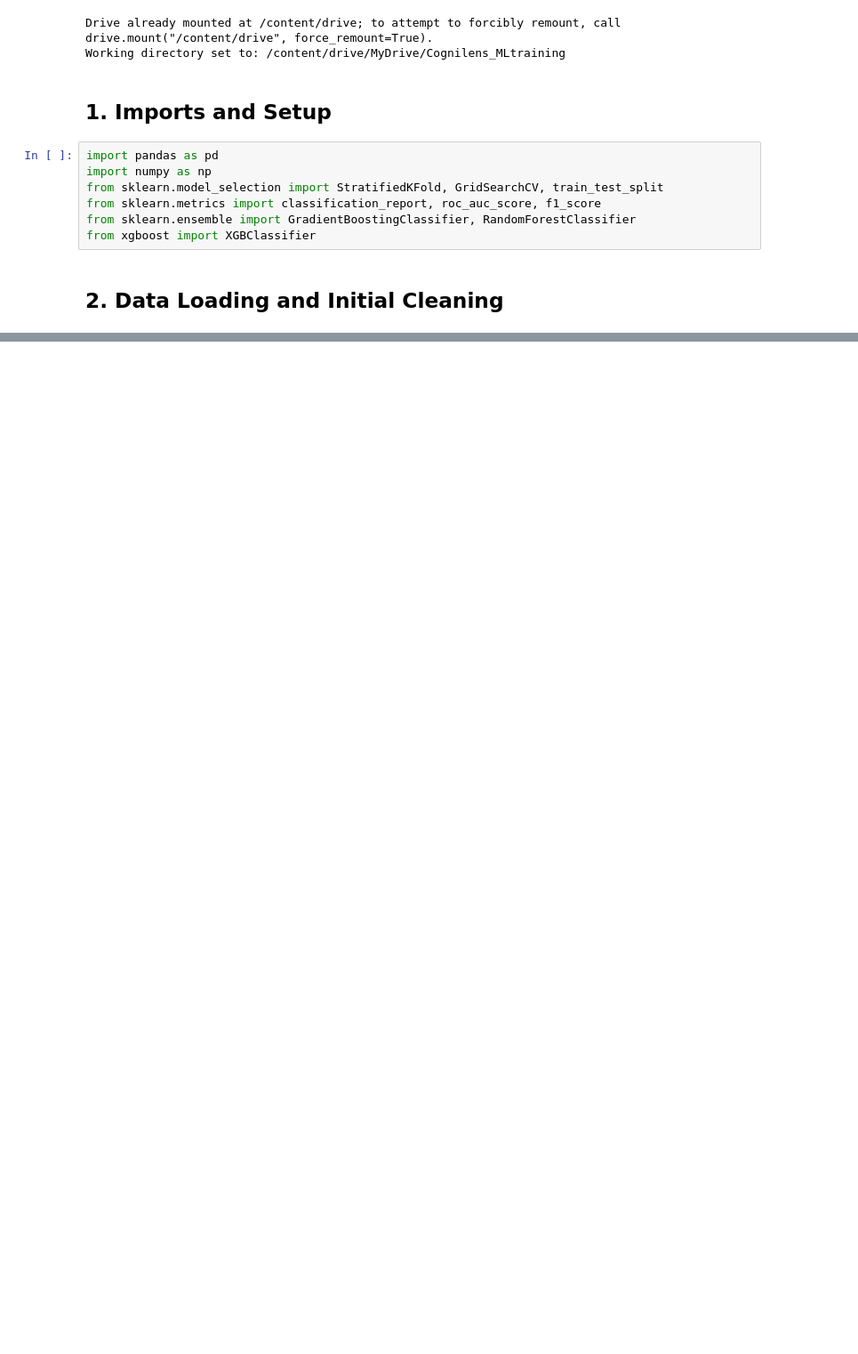
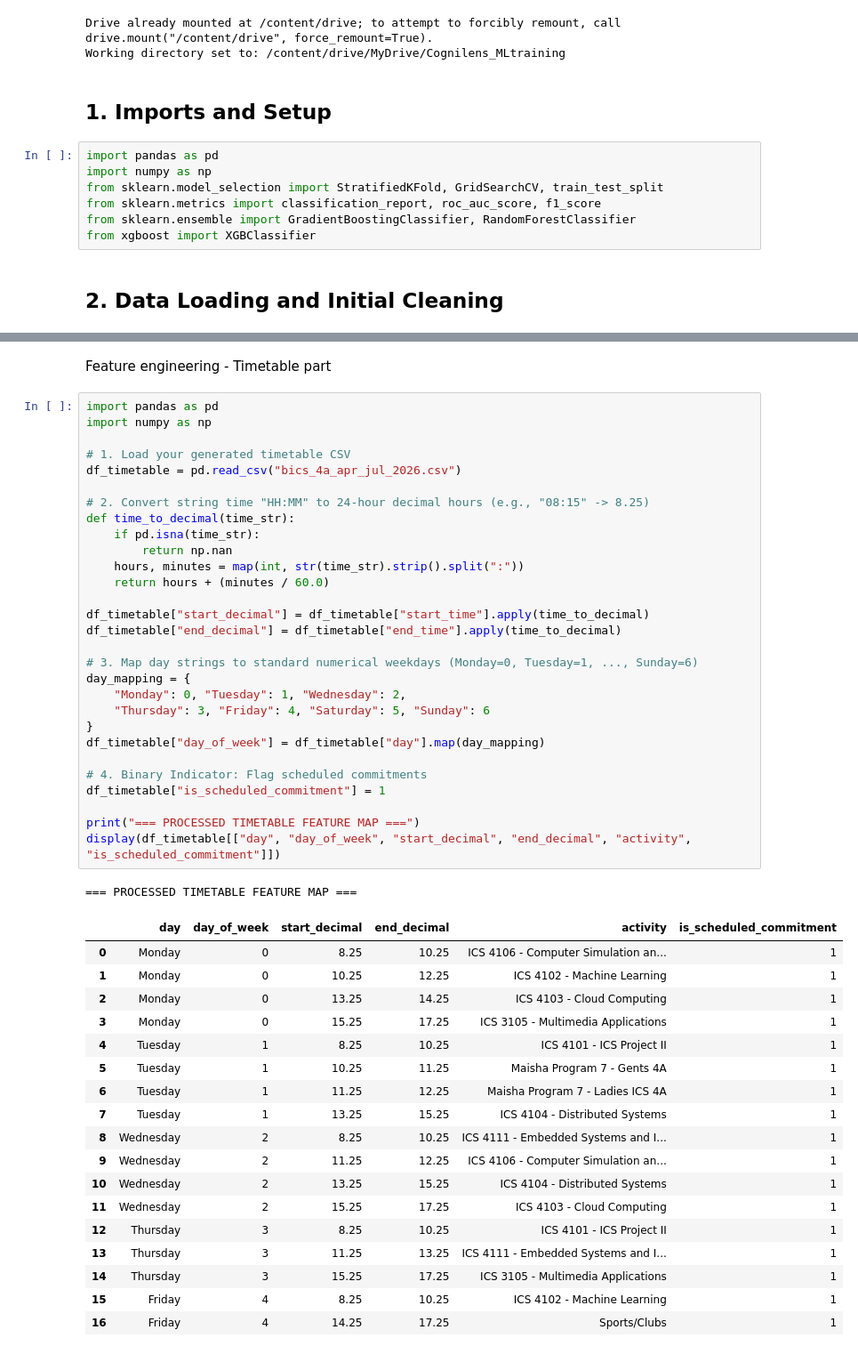
Before and after one commit to AmyMugeni/cognilens, a Jupyter notebook: Cognilens_ML_Pipeline.ipynb, the cells around one changed output, grey strips where cells are left out. Shown at 89% size. Drawn from its saved outputs; the diff is of its cells as text; blank space fills up the shorter version.

```diff
--- a/Cognilens_ML_Pipeline.ipynb
+++ b/Cognilens_ML_Pipeline.ipynb
@@ -204,0 +177,51 @@ NameError: name 'FloatTensorType' is not defined
+# %% [markdown]
+Feature engineering - Timetable part
+# %%
+import pandas as pd
+import numpy as np
+
+# 1. Load your generated timetable CSV
+df_timetable = pd.read_csv("bics_4a_apr_jul_2026.csv")
+
+# 2. Convert string time "HH:MM" to 24-hour decimal hours (e.g., "08:15" -> 8.25)
+def time_to_decimal(time_str):
+    if pd.isna(time_str):
+        return np.nan
+    hours, minutes = map(int, str(time_str).strip().split(":"))
+    return hours + (minutes / 60.0)
+
+df_timetable["start_decimal"] = df_timetable["start_time"].apply(time_to_decimal)
+df_timetable["end_decimal"] = df_timetable["end_time"].apply(time_to_decimal)
+
+# 3. Map day strings to standard numerical weekdays (Monday=0, Tuesday=1, ..., Sunday=6)
+day_mapping = {
+    "Monday": 0, "Tuesday": 1, "Wednesday": 2,
+    "Thursday": 3, "Friday": 4, "Saturday": 5, "Sunday": 6
+}
+df_timetable["day_of_week"] = df_timetable["day"].map(day_mapping)
+
+# 4. Binary Indicator: Flag scheduled commitments
+df_timetable["is_scheduled_commitment"] = 1
+
+print("=== PROCESSED TIMETABLE FEATURE MAP ===")
+display(df_timetable[["day", "day_of_week", "start_decimal", "end_decimal", "activity", "is_scheduled_commitment"]])
+# %% [output]
+=== PROCESSED TIMETABLE FEATURE MAP ===
+|  | day | day_of_week | start_decimal | end_decimal | activity | is_scheduled_commitment |
+| 0 | Monday | 0 | 8.25 | 10.25 | ICS 4106 - Computer Simulation an... | 1 |
+| 1 | Monday | 0 | 10.25 | 12.25 | ICS 4102 - Machine Learning | 1 |
+| 2 | Monday | 0 | 13.25 | 14.25 | ICS 4103 - Cloud Computing | 1 |
+| 3 | Monday | 0 | 15.25 | 17.25 | ICS 3105 - Multimedia Applications | 1 |
+| 4 | Tuesday | 1 | 8.25 | 10.25 | ICS 4101 - ICS Project II | 1 |
+| 5 | Tuesday | 1 | 10.25 | 11.25 | Maisha Program 7 - Gents 4A | 1 |
+| 6 | Tuesday | 1 | 11.25 | 12.25 | Maisha Program 7 - Ladies ICS 4A | 1 |
+| 7 | Tuesday | 1 | 13.25 | 15.25 | ICS 4104 - Distributed Systems | 1 |
+| 8 | Wednesday | 2 | 8.25 | 10.25 | ICS 4111 - Embedded Systems and I... | 1 |
+| 9 | Wednesday | 2 | 11.25 | 12.25 | ICS 4106 - Computer Simulation an... | 1 |
+| 10 | Wednesday | 2 | 13.25 | 15.25 | ICS 4104 - Distributed Systems | 1 |
+| 11 | Wednesday | 2 | 15.25 | 17.25 | ICS 4103 - Cloud Computing | 1 |
+| 12 | Thursday | 3 | 8.25 | 10.25 | ICS 4101 - ICS Project II | 1 |
+| 13 | Thursday | 3 | 11.25 | 13.25 | ICS 4111 - Embedded Systems and I... | 1 |
+| 14 | Thursday | 3 | 15.25 | 17.25 | ICS 3105 - Multimedia Applications | 1 |
+| 15 | Friday | 4 | 8.25 | 10.25 | ICS 4102 - Machine Learning | 1 |
+| 16 | Friday | 4 | 14.25 | 17.25 | Sports/Clubs | 1 |
```
Also changed, not shown: parts of 83 cells of this notebook.
